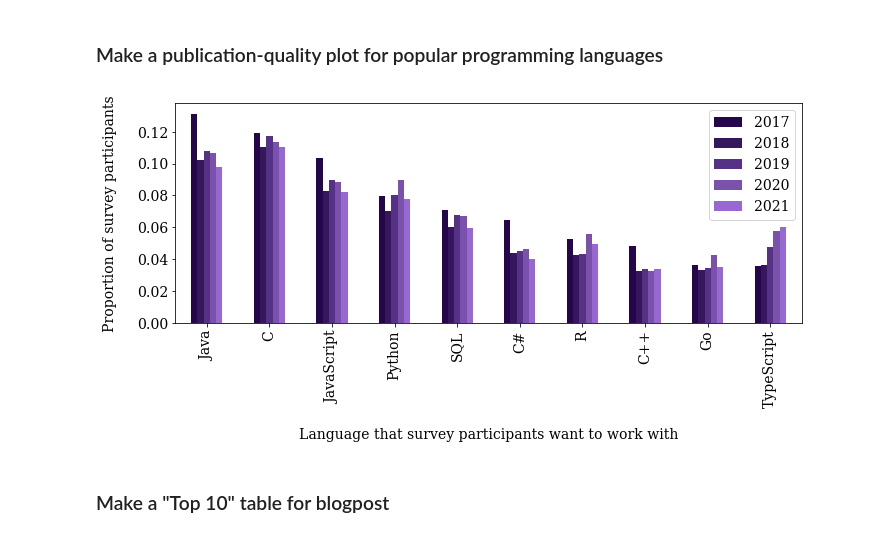
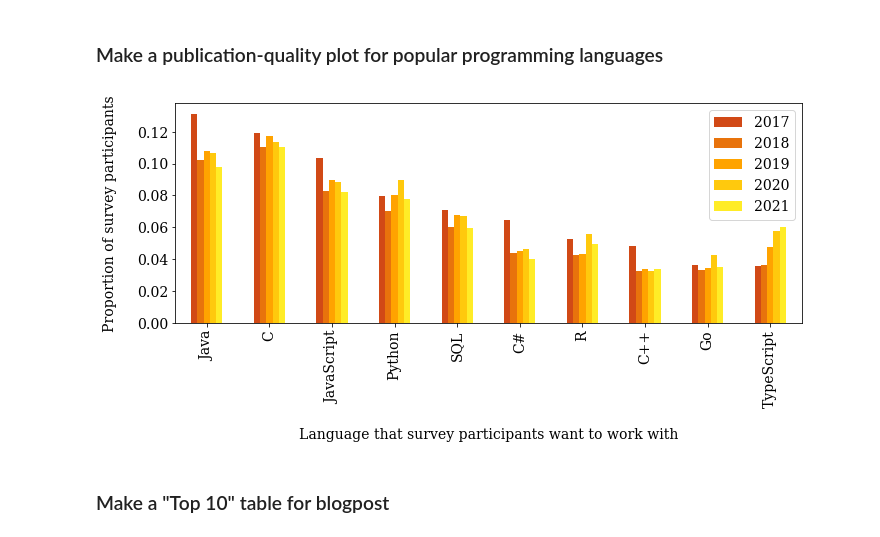
Before and after one commit to quantumphysicist/StackOverFlow-SurveyData-Analysis, a Jupyter notebook: Analysis-of-StackOverFlow-SurveyData-2017to2021.ipynb, the cells around one changed output. Drawn from its saved outputs; the diff is of its cells as text; code cells hidden in the pictures.

Commit message:
Changed colour scheme to match blog post image

```diff
--- a/Analysis-of-StackOverFlow-SurveyData-2017to2021.ipynb
+++ b/Analysis-of-StackOverFlow-SurveyData-2017to2021.ipynb
@@ -472,3 +472,16 @@ special_palette = ListedColormap(newcolors[::-1], name='special_palette')
 special_palette
 # %% [output]
 [figure]
+# %%
+# Create custom palette
+from matplotlib import cm
+from matplotlib.colors import ListedColormap,LinearSegmentedColormap
+newcolors = np.array([[255, 236, 39],
+[255, 201, 13],
+[255, 163, 0],
+[232, 115, 12],
+[209, 73, 22],
+])/255
+gold_palette = ListedColormap(newcolors[::-1], name='special_palette')
+gold_palette_reversed = ListedColormap(newcolors[::1], name='special_palette')
+gold_palette
@@ -841,19 +856,18 @@ language_counts.head(10).plot(kind='bar', figsize = ((10,5)));
 # %% [markdown]
 ### Make a publication-quality plot for popular programming languages
 # %%
-special_palette = ListedColormap(newcolors[::-1], name='special_palette')
-language_counts.sort_values(by = '2017', axis=0, ascending = False).head(10).plot(kind='bar', figsize = ((10,5)), colormap = special_palette);
+language_counts.sort_values(by = '2017', axis=0, ascending = False).head(10).plot(kind='bar', figsize = ((10,5)), colormap = gold_palette);
 fontsize = 14
 plt.xlabel('Language that survey participants want to work with', labelpad = 20, fontsize = fontsize)
 plt.ylabel('Proportion of survey participants', labelpad = 20, fontsize = fontsize)
 #plt.title('Popular programming languages', fontsize = fontsize)
 plt.xticks(fontsize = fontsize); plt.yticks(fontsize = fontsize)
 plt.legend(fontsize = fontsize)
 plt.tight_layout()
 plt.savefig('Languages.png')
 plt.show()
 # %% [output]
-[figure, old version]
+[figure, new version]
 # %% [markdown]
 ### Make a "Top 10" table for blogpost
 # %%
```
Also changed, not shown: parts of 7 cells of this notebook, 5 other files.
